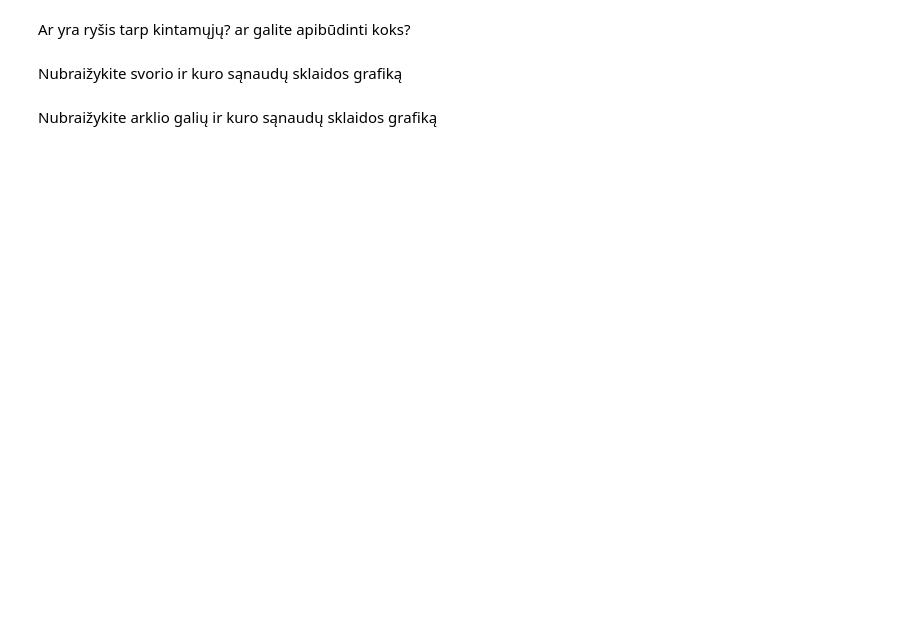
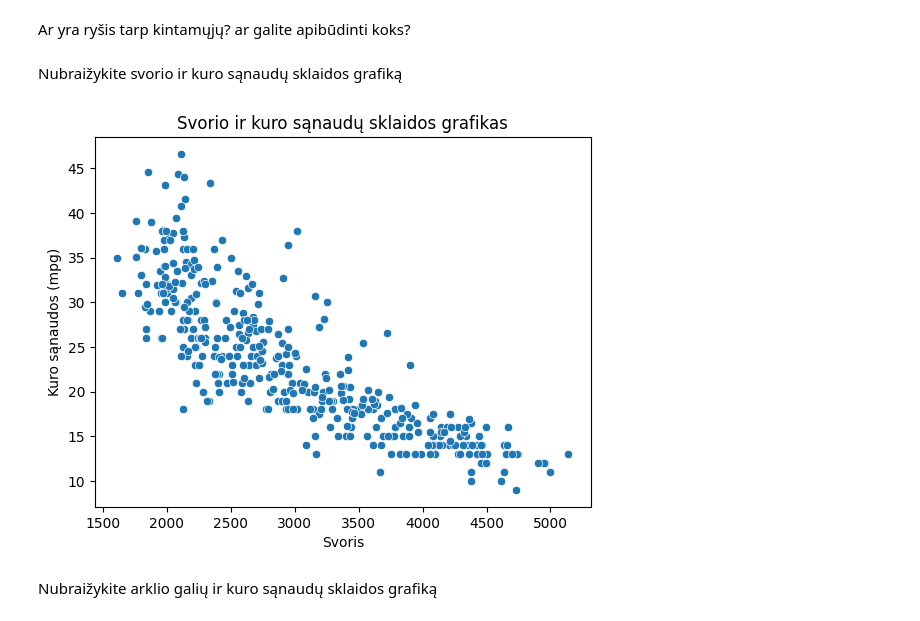
Before and after one commit to Devilstix/BIT_Data_analyst, a Jupyter notebook: 04_statistics/lectures/03_lesson/Statistics_Practice_automobiliai.ipynb, the cells around one changed output. Saved outputs shown, nothing was run; the diff lists cells and outputs as text; code cells hidden in the pictures; blank space fills up the shorter version.

```diff
--- a/04_statistics/lectures/03_lesson/Statistics_Practice_automobiliai.ipynb
+++ b/04_statistics/lectures/03_lesson/Statistics_Practice_automobiliai.ipynb
@@ -56,4 +80,12 @@ Ar yra ryšis tarp kintamųjų? ar galite apibūdinti koks?
 # %% [markdown]
 Nubraižykite svorio ir kuro sąnaudų sklaidos grafiką
+# %%
+sns.scatterplot(x="svoris", y="kuro_sanaudos", data=df)
+plt.title("Svorio ir kuro sąnaudų sklaidos grafikas")
+plt.xlabel("Svoris")
+plt.ylabel("Kuro sąnaudos (mpg)")
+plt.show()
+# %% [output]
+[figure, added]
 # %% [markdown]
 Nubraižykite arklio galių ir kuro sąnaudų sklaidos grafiką
```
Also changed, not shown: parts of 8 cells of this notebook.
